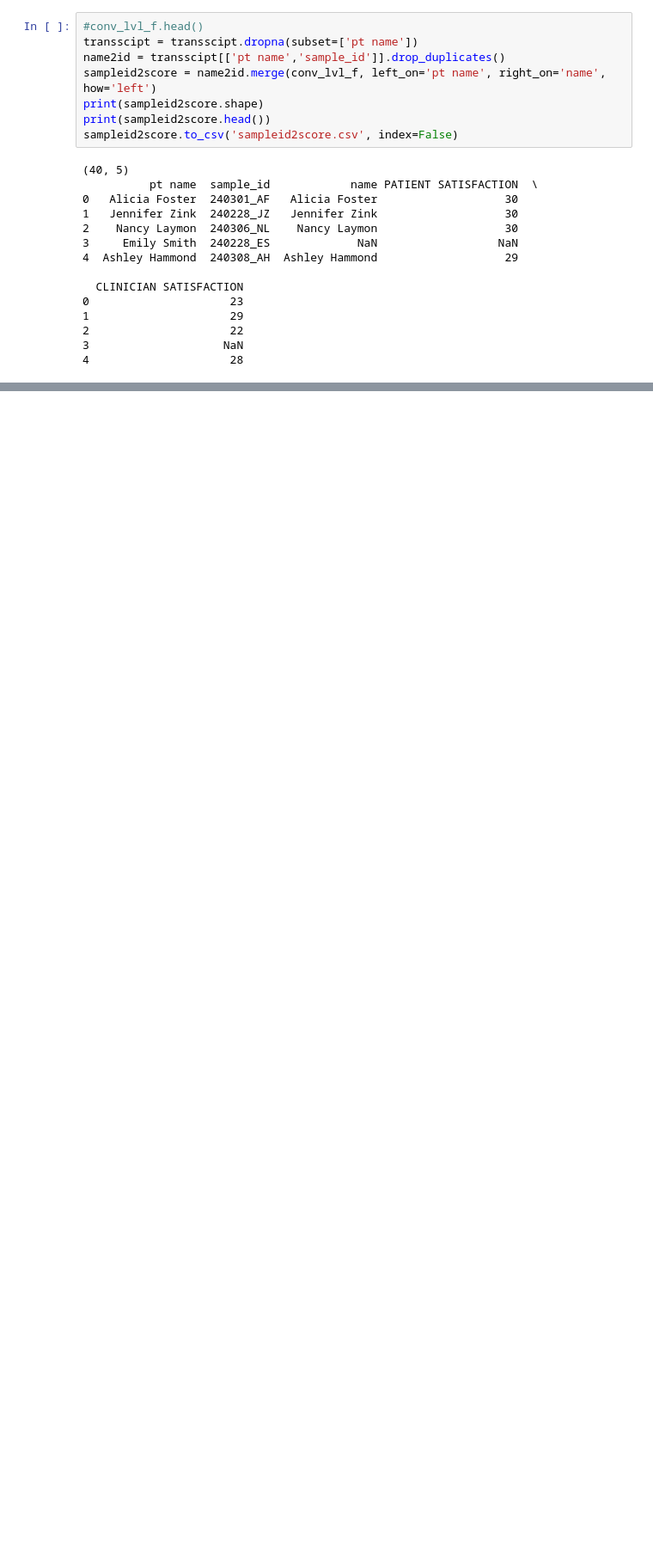
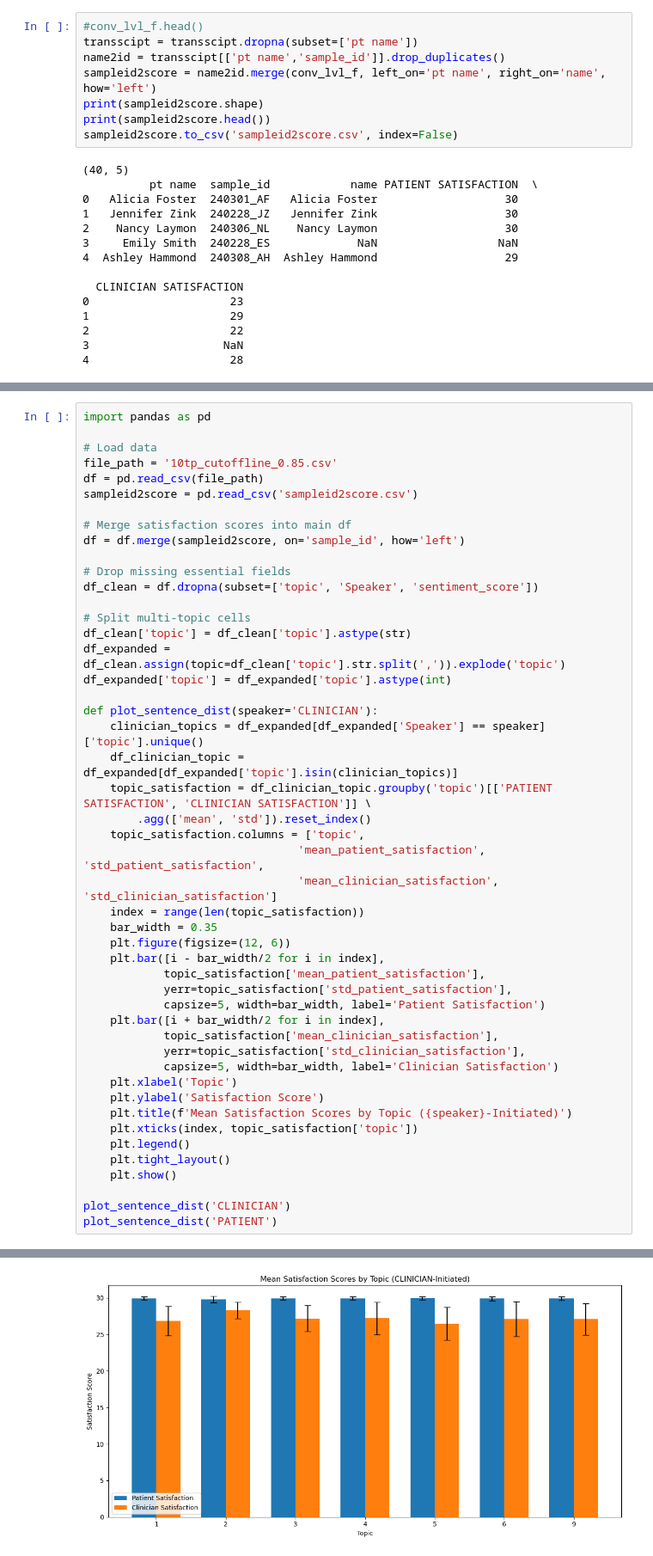
Before and after one commit to tedfytw1209/twitter_hpv, a Jupyter notebook: Analysis_sentiment.ipynb, the cells around one changed output, grey strips where cells are left out. Shown: that part at 86% size. Drawn from its saved outputs; the diff is of its cells as text; blank space fills up the shorter version.

```diff
--- a/Analysis_sentiment.ipynb
+++ b/Analysis_sentiment.ipynb
@@ -123,0 +126,49 @@ sampleid2score.to_csv('sampleid2score.csv', index=False)
+# %%
+import pandas as pd
+
+# Load data
+file_path = '10tp_cutoffline_0.85.csv'
+df = pd.read_csv(file_path)
+sampleid2score = pd.read_csv('sampleid2score.csv')
+
+# Merge satisfaction scores into main df
+df = df.merge(sampleid2score, on='sample_id', how='left')
+
+# Drop missing essential fields
+df_clean = df.dropna(subset=['topic', 'Speaker', 'sentiment_score'])
+
+# Split multi-topic cells
+df_clean['topic'] = df_clean['topic'].astype(str)
+df_expanded = df_clean.assign(topic=df_clean['topic'].str.split(',')).explode('topic')
+df_expanded['topic'] = df_expanded['topic'].astype(int)
+
+def plot_sentence_dist(speaker='CLINICIAN'):
+    clinician_topics = df_expanded[df_expanded['Speaker'] == speaker]['topic'].unique()
+    df_clinician_topic = df_expanded[df_expanded['topic'].isin(clinician_topics)]
+    topic_satisfaction = df_clinician_topic.groupby('topic')[['PATIENT SATISFACTION', 'CLINICIAN SATISFACTION']] \
+        .agg(['mean', 'std']).reset_index()
+    topic_satisfaction.columns = ['topic',
+                                'mean_patient_satisfaction', 'std_patient_satisfaction',
+                                'mean_clinician_satisfaction', 'std_clinician_satisfaction']
+    index = range(len(topic_satisfaction))
+    bar_width = 0.35
+    plt.figure(figsize=(12, 6))
+    plt.bar([i - bar_width/2 for i in index],
+            topic_satisfaction['mean_patient_satisfaction'],
+            yerr=topic_satisfaction['std_patient_satisfaction'],
+            capsize=5, width=bar_width, label='Patient Satisfaction')
+    plt.bar([i + bar_width/2 for i in index],
+            topic_satisfaction['mean_clinician_satisfaction'],
+            yerr=topic_satisfaction['std_clinician_satisfaction'],
+            capsize=5, width=bar_width, label='Clinician Satisfaction')
+    plt.xlabel('Topic')
+    plt.ylabel('Satisfaction Score')
+    plt.title(f'Mean Satisfaction Scores by Topic ({speaker}-Initiated)')
+    plt.xticks(index, topic_satisfaction['topic'])
+    plt.legend()
+    plt.tight_layout()
+    plt.show()
+
+plot_sentence_dist('CLINICIAN')
+plot_sentence_dist('PATIENT')
+# %% [output]
@@ -123,0 +180 @@ sampleid2score.to_csv('sampleid2score.csv', index=False)
+[figure, added]
```
Also changed, not shown: parts of 2 cells of this notebook, 11 other files.
